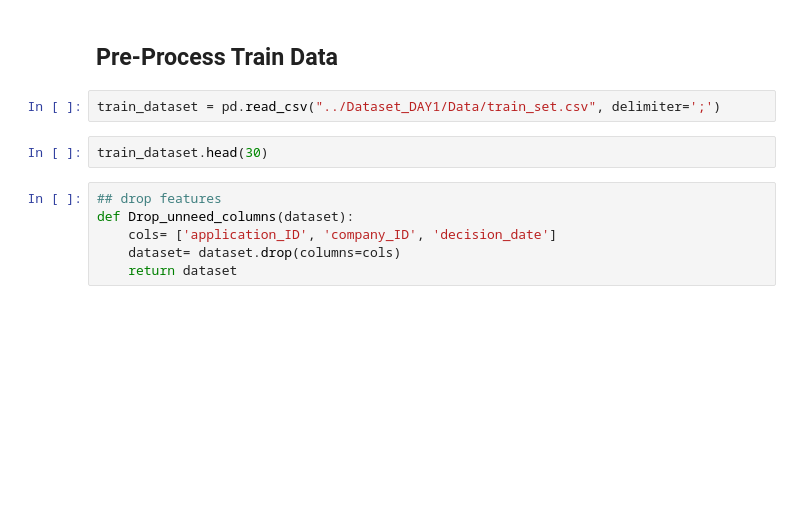
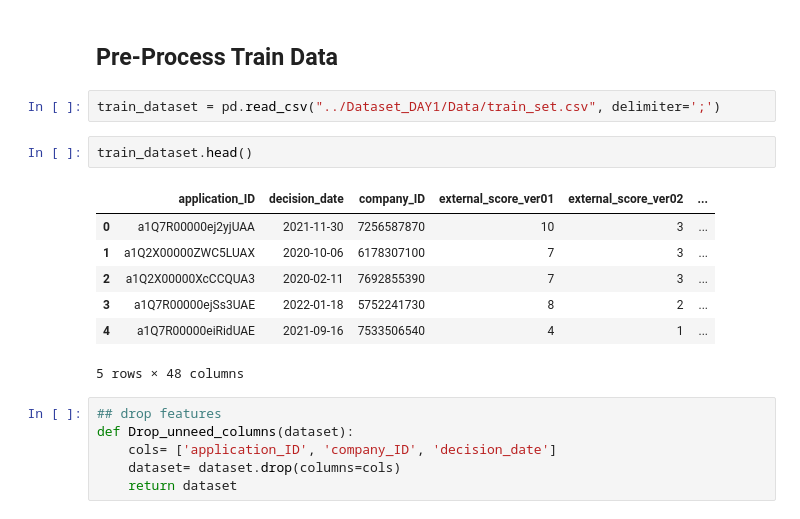
Before and after one commit to DanielGuarnizo/HACK4SDS, a Jupyter notebook: Dataset_DAY2/code2.ipynb, the cells around one changed output. Cells and saved outputs as stored; diff of their text form; blank space fills up the shorter version.

```diff
--- a/Dataset_DAY2/code2.ipynb
+++ b/Dataset_DAY2/code2.ipynb
@@ -16,7 +16,15 @@ from sklearn.model_selection import KFold
 # %%
 train_dataset = pd.read_csv("../Dataset_DAY1/Data/train_set.csv", delimiter=';')
 # %%
-train_dataset.head(30)
+train_dataset.head()
+# %% [output]
+|  | application_ID | decision_date | company_ID | external_score_ver01 | external_score_ver02 | ... |
+| 0 | a1Q7R00000ej2yjUAA | 2021-11-30 | 7256587870 | 10 | 3 | ... |
+| 1 | a1Q2X00000ZWC5LUAX | 2020-10-06 | 6178307100 | 7 | 3 | ... |
+| 2 | a1Q2X00000XcCCQUA3 | 2020-02-11 | 7692855390 | 7 | 3 | ... |
+| 3 | a1Q7R00000ejSs3UAE | 2022-01-18 | 5752241730 | 8 | 2 | ... |
+| 4 | a1Q7R00000eiRidUAE | 2021-09-16 | 7533506540 | 4 | 1 | ... |
+5 rows × 48 columns
 # %%
 ## drop features
 def Drop_unneed_columns(dataset):
```
Also changed, not shown: parts of 16 cells of this notebook.
